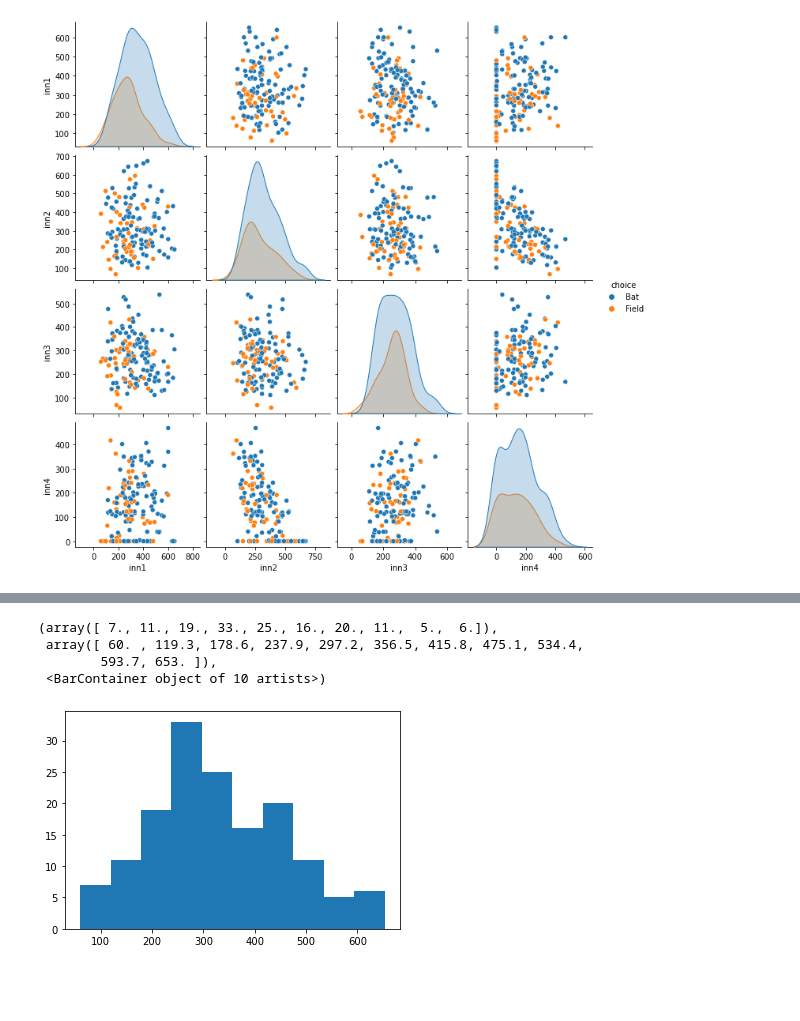
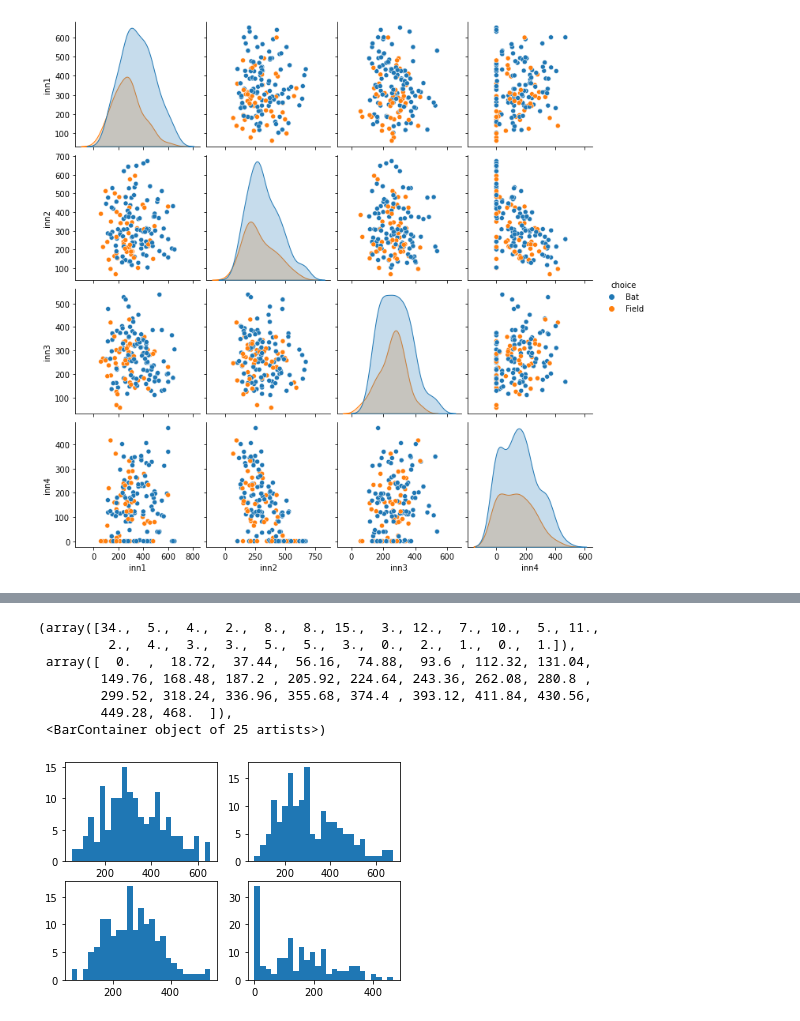
Before and after one commit to kiehozero/atu-progda-assignment, a Jupyter notebook: assignment.ipynb, the cells around one changed output, grey strips where cells are left out. Saved outputs shown, nothing was run; the diff lists cells and outputs as text; code cells hidden in the pictures; blank space fills up the shorter version.

Commit message:
Cleanup and subplot

```diff
--- a/assignment.ipynb
+++ b/assignment.ipynb
@@ -189,8 +147,18 @@ plt.hist(inn1)
-# %%
-plt.hist(first_inn)
-# %% [output]
-(array([ 7., 11., 19., 33., 25., 16., 20., 11.,  5.,  6.]),
- array([ 60. , 119.3, 178.6, 237.9, 297.2, 356.5, 415.8, 475.1, 534.4,
-        593.7, 653. ]),
- <BarContainer object of 10 artists>)
-[figure, removed]
+# %%
+plt.subplot(2,2,1)
+plt.hist(inns2['inn1'],bins=25)
+plt.subplot(2,2,2)
+plt.hist(inns2['inn2'],bins=25)
+plt.subplot(2,2,3)
+plt.hist(inns2['inn3'],bins=25)
+plt.subplot(2,2,4)
+plt.hist(inns2['inn4'],bins=25)
+# %% [output]
+(array([34.,  5.,  4.,  2.,  8.,  8., 15.,  3., 12.,  7., 10.,  5., 11.,
+         2.,  4.,  3.,  3.,  5.,  5.,  3.,  0.,  2.,  1.,  0.,  1.]),
+ array([  0.  ,  18.72,  37.44,  56.16,  74.88,  93.6 , 112.32, 131.04,
+        149.76, 168.48, 187.2 , 205.92, 224.64, 243.36, 262.08, 280.8 ,
+        299.52, 318.24, 336.96, 355.68, 374.4 , 393.12, 411.84, 430.56,
+        449.28, 468.  ]),
+ <BarContainer object of 25 artists>)
+[figure, added]
```
Also changed, not shown: parts of 3 cells of this notebook.
